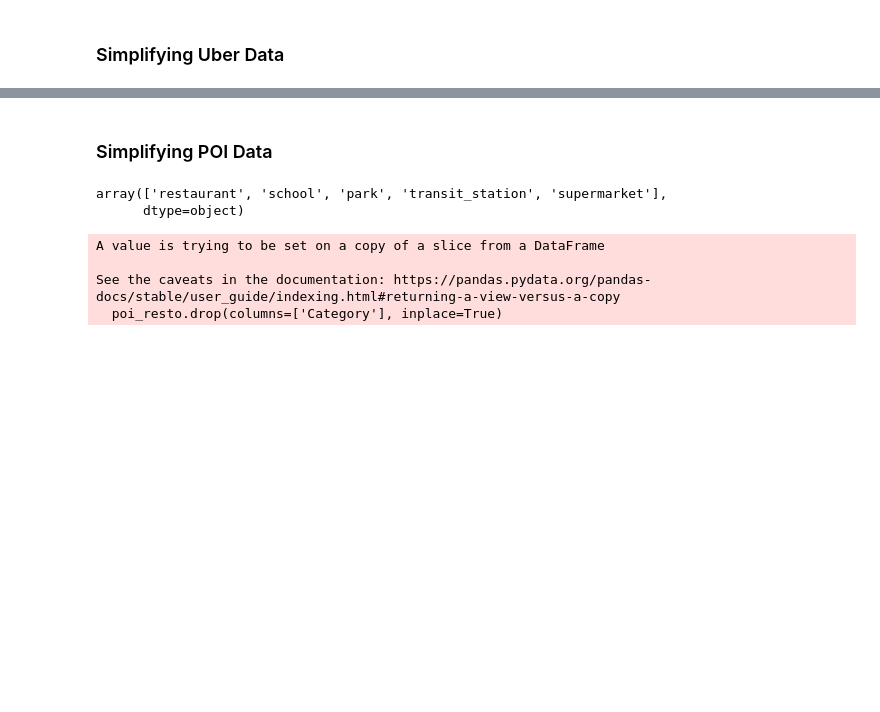
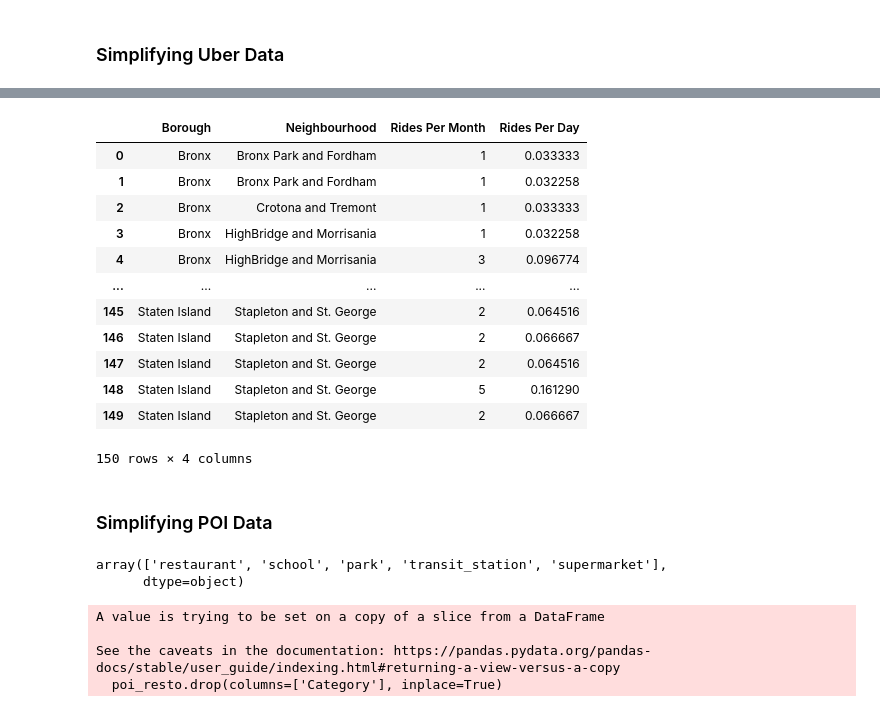
Before and after one commit to annleystanley/Midterm-Project, a Jupyter notebook: df_joining_cleaning.ipynb, the cells around one changed output, grey strips where cells are left out. Drawn from its saved outputs; the diff is of its cells as text; code cells hidden in the pictures; blank space fills up the shorter version.

```diff
--- a/df_joining_cleaning.ipynb
+++ b/df_joining_cleaning.ipynb
@@ -67 +36,31 @@ uber_sample_df.drop(uber_sample_df[uber_sample_df['Borough'] == 'Elizabeth'].ind
+# %%
+# Drop unused rows that are not part of any borough
+uber_nb_df.drop(uber_nb_df[uber_nb_df['Borough'] == 'Mount Vernon'].index, inplace=True)
+uber_nb_df.drop(uber_nb_df[uber_nb_df['Borough'] == 'Pelham Manor'].index, inplace=True)
+uber_nb_df.drop(uber_nb_df[uber_nb_df['Borough'] == 'Pelham'].index, inplace=True)
+uber_nb_df.drop(uber_nb_df[uber_nb_df['Borough'] == 'Yonkers'].index, inplace=True)
+uber_nb_df.drop(uber_nb_df[uber_nb_df['Borough'] == 'Long Island City'].index, inplace=True)
+uber_nb_df.drop(uber_nb_df[uber_nb_df['Borough'] == 'Floral Park'].index, inplace=True)
+uber_nb_df.drop(uber_nb_df[uber_nb_df['Borough'] == 'Bellerose'].index, inplace=True)
+uber_nb_df.drop(uber_nb_df[uber_nb_df['Borough'] == 'Elizabeth'].index, inplace=True)
+# %%
+uber_nb_df.rename(columns={'Avg Rides/Day' : 'Rides Per Day', 'Ride Count' : 'Rides Per Month'}, inplace=True)
+# %%
+uber_nb_df.drop(columns=['Month','Days/Mo'], inplace=True)
+# %%
+uber_nb_df
+# %% [output]
+|  | Borough | Neighbourhood | Rides Per Month | Rides Per Day |
+| 0 | Bronx | Bronx Park and Fordham | 1 | 0.033333 |
+| 1 | Bronx | Bronx Park and Fordham | 1 | 0.032258 |
+| 2 | Bronx | Crotona and Tremont | 1 | 0.033333 |
+| 3 | Bronx | HighBridge and Morrisania | 1 | 0.032258 |
+| 4 | Bronx | HighBridge and Morrisania | 3 | 0.096774 |
+| ... | ... | ... | ... | ... |
+| 145 | Staten Island | Stapleton and St. George | 2 | 0.064516 |
+| 146 | Staten Island | Stapleton and St. George | 2 | 0.066667 |
+| 147 | Staten Island | Stapleton and St. George | 2 | 0.064516 |
+| 148 | Staten Island | Stapleton and St. George | 5 | 0.161290 |
+| 149 | Staten Island | Stapleton and St. George | 2 | 0.066667 |
+150 rows × 4 columns
 # %%
```
Also changed, not shown: parts of 12 cells of this notebook, 5 other files.
